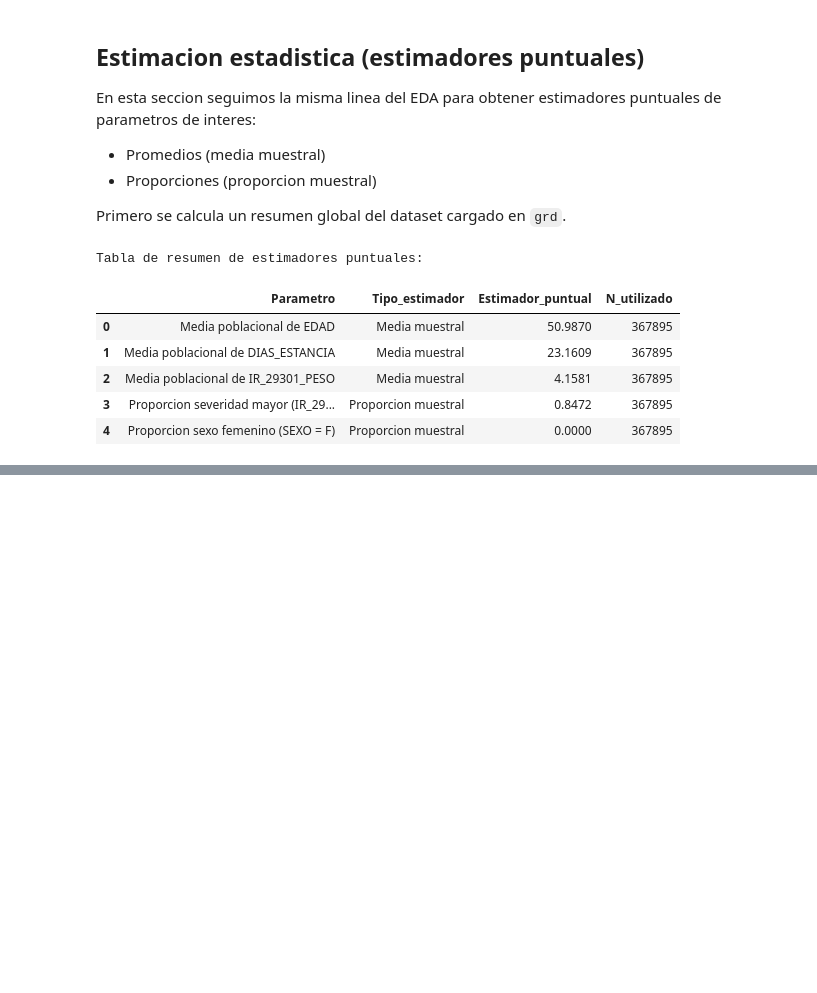
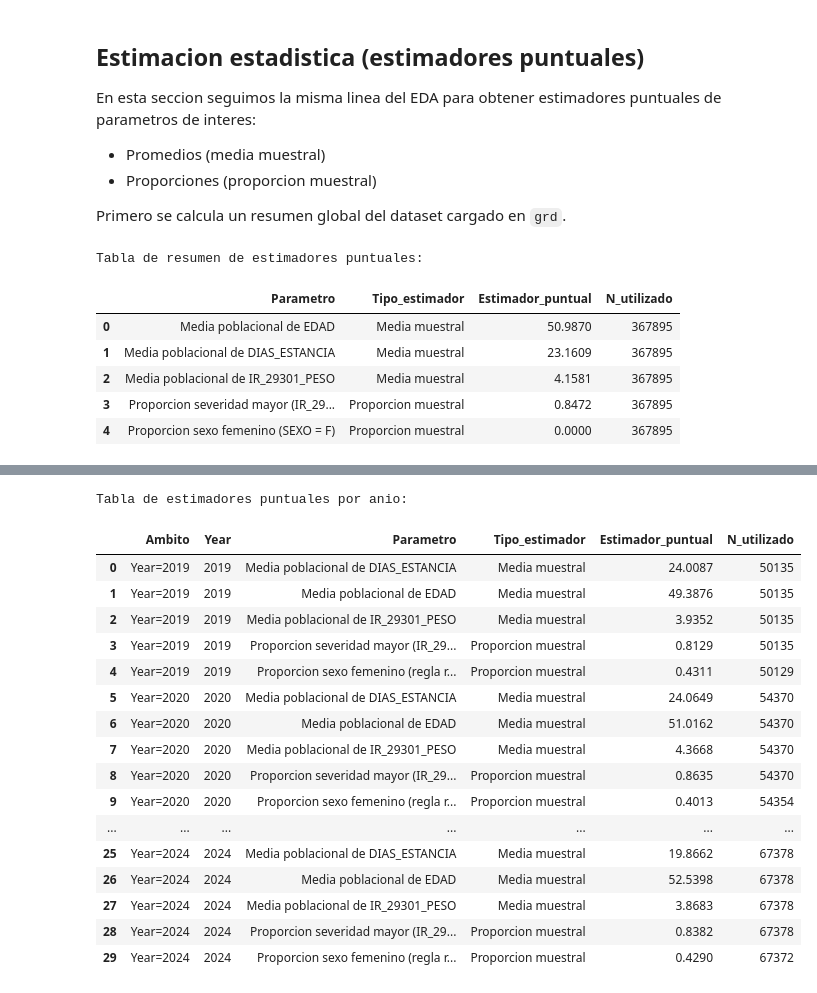
Before and after one commit to IgnaciaCG/Analisis-de-datos, a Jupyter notebook: analisis_grd.ipynb, the cells around one changed output, grey strips where cells are left out. Cells and saved outputs as stored; diff of their text form; code cells hidden in the pictures; blank space fills up the shorter version.

```diff
--- a/analisis_grd.ipynb
+++ b/analisis_grd.ipynb
@@ -540,0 +617,68 @@ Tabla de resumen de estimadores puntuales:
+# %%
+# Estimadores puntuales por año
+if 'Year' not in grd.columns:
+    grd['Year'] = pd.to_datetime(grd['FECHA_INGRESO'], errors='coerce').dt.year
+
+filas_year = []
+for year, g in grd.dropna(subset=['Year']).groupby('Year'):
+    # Medias
+    for var in ['EDAD', 'DIAS_ESTANCIA', 'IR_29301_PESO']:
+        serie = pd.to_numeric(g[var], errors='coerce').dropna()
+        n = int(serie.shape[0])
+        if n > 0:
+            filas_year.append({
+                'Ambito': f'Year={int(year)}',
+                'Year': int(year),
+                'Parametro': f'Media poblacional de {var}',
+                'Tipo_estimador': 'Media muestral',
+                'Estimador_puntual': float(serie.mean()),
+                'N_utilizado': n
+            })
+
+    # Proporciones
+    ind_sev = g['IR_29301_SEVERIDAD'].astype('string').eq('3').dropna()
+    if ind_sev.shape[0] > 0:
+        filas_year.append({
+            'Ambito': f'Year={int(year)}',
+            'Year': int(year),
+            'Parametro': 'Proporcion severidad mayor (IR_29301_SEVERIDAD = 3)',
+            'Tipo_estimador': 'Proporcion muestral',
+            'Estimador_puntual': float(ind_sev.mean()),
+            'N_utilizado': int(ind_sev.shape[0])
+        })
+
+    ind_fem = evento_sexo_femenino_robusto(g).dropna()
+    if ind_fem.shape[0] > 0:
+        filas_year.append({
+            'Ambito': f'Year={int(year)}',
+            'Year': int(year),
+            'Parametro': 'Proporcion sexo femenino (regla)',
+            'Tipo_estimador': 'Proporcion muestral',
+            'Estimador_puntual': float(ind_fem.mean()),
+            'N_utilizado': int(ind_fem.shape[0])
+        })
+
+tabla_estimadores_year = pd.DataFrame(filas_year)
+tabla_estimadores_year['Estimador_puntual'] = tabla_estimadores_year['Estimador_puntual'].round(4)
+
+print('Tabla de estimadores puntuales por anio:')
+display(tabla_estimadores_year.sort_values(['Year', 'Tipo_estimador', 'Parametro']).reset_index(drop=True))
+# %% [output]
+Tabla de estimadores puntuales por anio:
+|  | Ambito | Year | Parametro | Tipo_estimador | Estimador_puntual | N_utilizado |
+| 0 | Year=2019 | 2019 | Media poblacional de DIAS_ESTANCIA | Media muestral | 24.0087 | 50135 |
+| 1 | Year=2019 | 2019 | Media poblacional de EDAD | Media muestral | 49.3876 | 50135 |
+| 2 | Year=2019 | 2019 | Media poblacional de IR_29301_PESO | Media muestral | 3.9352 | 50135 |
+| 3 | Year=2019 | 2019 | Proporcion severidad mayor (IR_29... | Proporcion muestral | 0.8129 | 50135 |
+| 4 | Year=2019 | 2019 | Proporcion sexo femenino (regla r... | Proporcion muestral | 0.4311 | 50129 |
+| 5 | Year=2020 | 2020 | Media poblacional de DIAS_ESTANCIA | Media muestral | 24.0649 | 54370 |
+| 6 | Year=2020 | 2020 | Media poblacional de EDAD | Media muestral | 51.0162 | 54370 |
+| 7 | Year=2020 | 2020 | Media poblacional de IR_29301_PESO | Media muestral | 4.3668 | 54370 |
+| 8 | Year=2020 | 2020 | Proporcion severidad mayor (IR_29... | Proporcion muestral | 0.8635 | 54370 |
+| 9 | Year=2020 | 2020 | Proporcion sexo femenino (regla r... | Proporcion muestral | 0.4013 | 54354 |
+| ... | ... | ... | ... | ... | ... | ... |
+| 25 | Year=2024 | 2024 | Media poblacional de DIAS_ESTANCIA | Media muestral | 19.8662 | 67378 |
+| 26 | Year=2024 | 2024 | Media poblacional de EDAD | Media muestral | 52.5398 | 67378 |
+| 27 | Year=2024 | 2024 | Media poblacional de IR_29301_PESO | Media muestral | 3.8683 | 67378 |
+| 28 | Year=2024 | 2024 | Proporcion severidad mayor (IR_29... | Proporcion muestral | 0.8382 | 67378 |
+| 29 | Year=2024 | 2024 | Proporcion sexo femenino (regla r... | Proporcion muestral | 0.4290 | 67372 |
```
Also changed, not shown: parts of 4 cells of this notebook.
